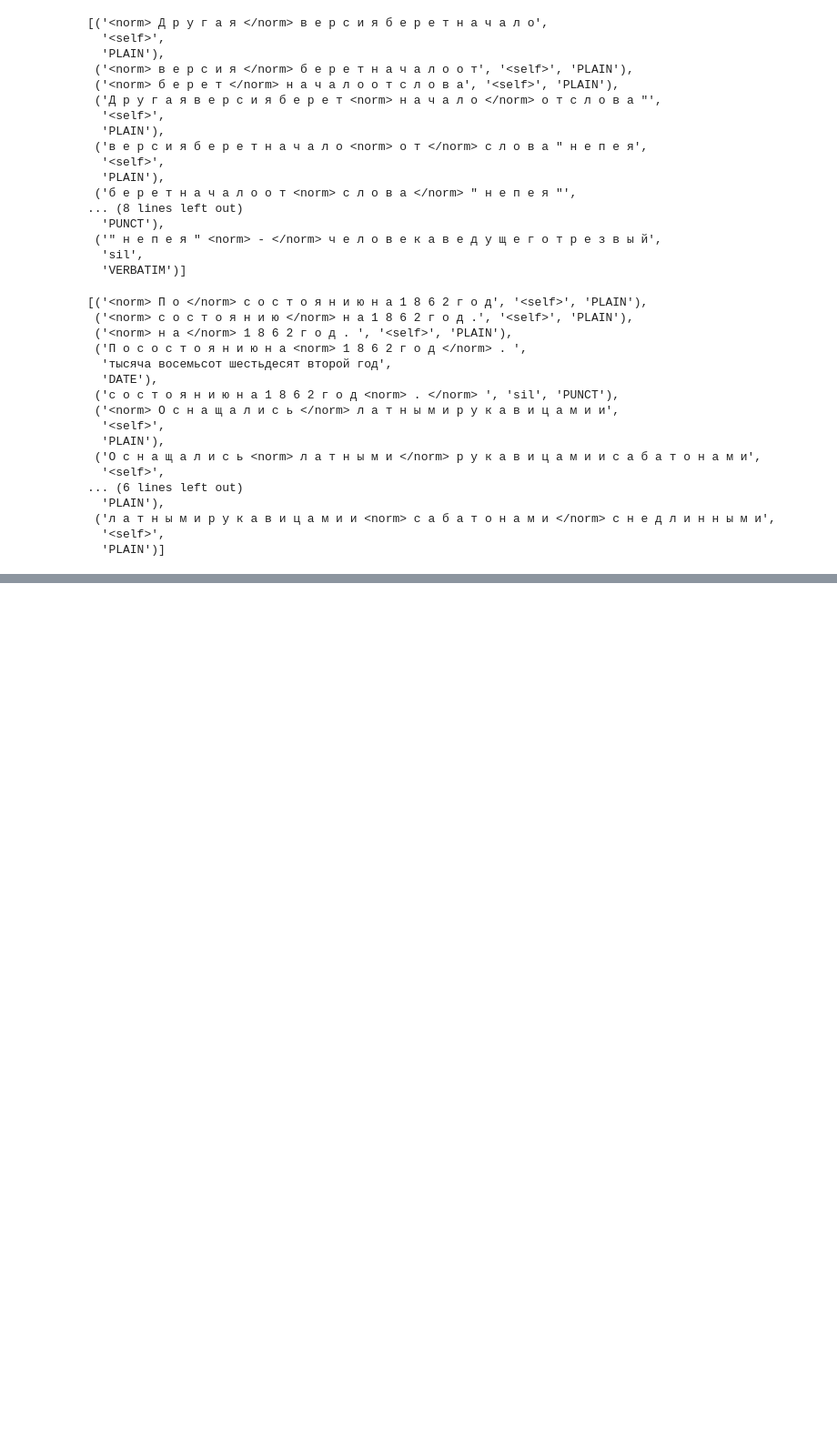
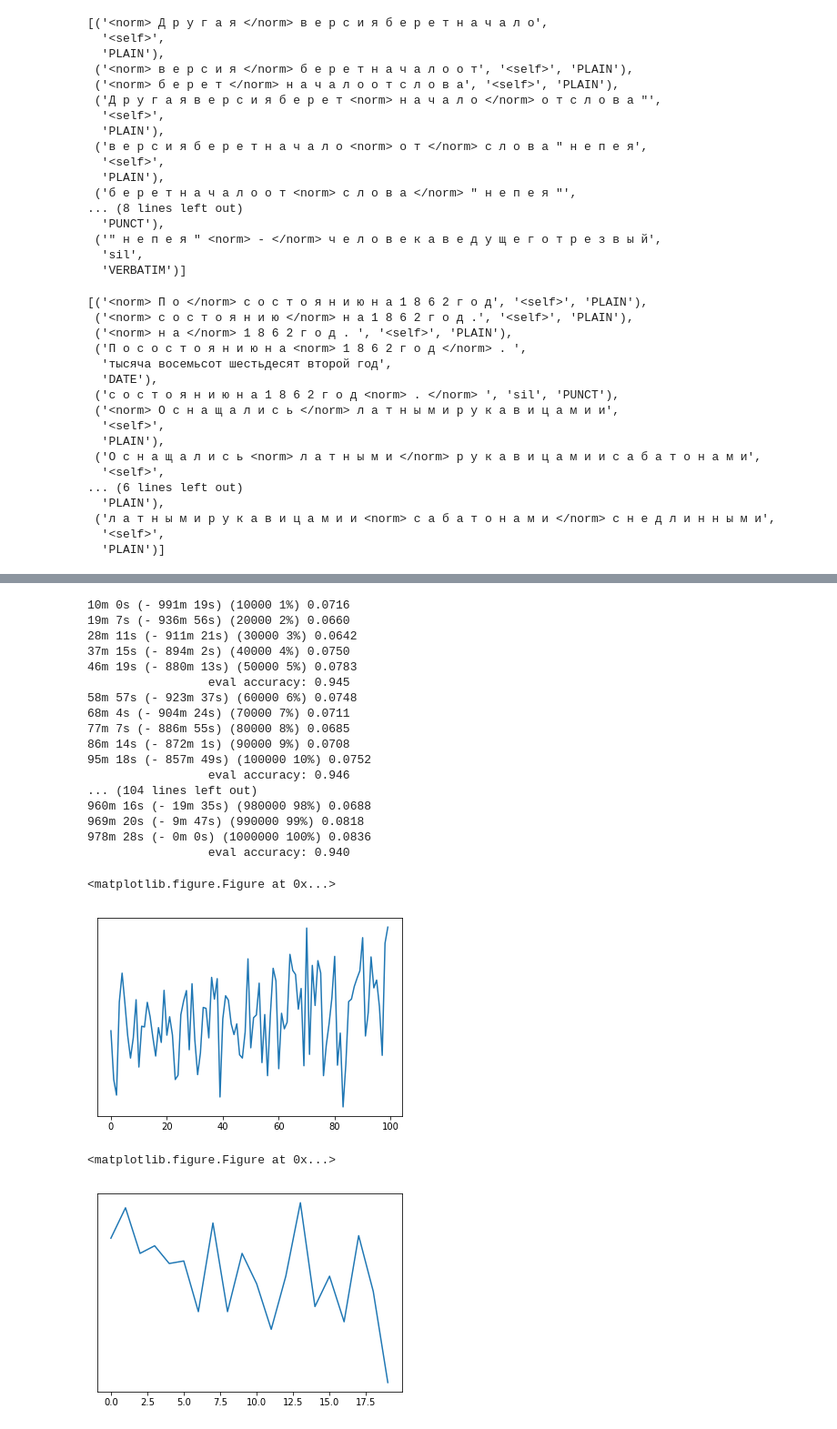
Before and after one commit to lodurality/textnorm, a Jupyter notebook: notebooks/make_pairs.ipynb, the cells around one changed output, grey strips where cells are left out. Shown at 91% size. Drawn from its saved outputs; the diff is of its cells as text; code cells hidden in the pictures; blank space fills up the shorter version.

```diff
--- a/notebooks/make_pairs.ipynb
+++ b/notebooks/make_pairs.ipynb
@@ -532,0 +553,25 @@ Using CUDA
+# %%
+plot_losses = trainIters(encoder1, attn_decoder1, train_pairs, 1000000, print_every=callback_num,
+                         plot_every=callback_num, evaluate_each=50000)
+# %% [output]
+10m 0s (- 991m 19s) (10000 1%) 0.0716
+19m 7s (- 936m 56s) (20000 2%) 0.0660
+28m 11s (- 911m 21s) (30000 3%) 0.0642
+37m 15s (- 894m 2s) (40000 4%) 0.0750
+46m 19s (- 880m 13s) (50000 5%) 0.0783
+                 eval accuracy: 0.945
+58m 57s (- 923m 37s) (60000 6%) 0.0748
+68m 4s (- 904m 24s) (70000 7%) 0.0711
+77m 7s (- 886m 55s) (80000 8%) 0.0685
+86m 14s (- 872m 1s) (90000 9%) 0.0708
+95m 18s (- 857m 49s) (100000 10%) 0.0752
+                 eval accuracy: 0.946
+... (104 lines left out)
+960m 16s (- 19m 35s) (980000 98%) 0.0688
+969m 20s (- 9m 47s) (990000 99%) 0.0818
+978m 28s (- 0m 0s) (1000000 100%) 0.0836
+                 eval accuracy: 0.940
+<matplotlib.figure.Figure at 0x...>
+[figure, added]
+<matplotlib.figure.Figure at 0x...>
+[figure, added]
```
Also changed, not shown: parts of 7 cells of this notebook, 9 other files.
